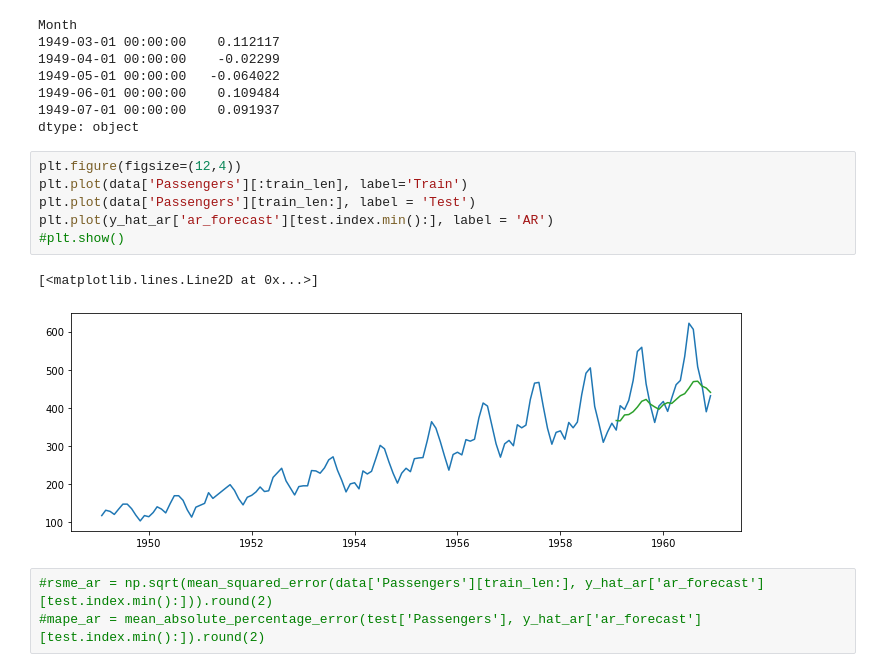
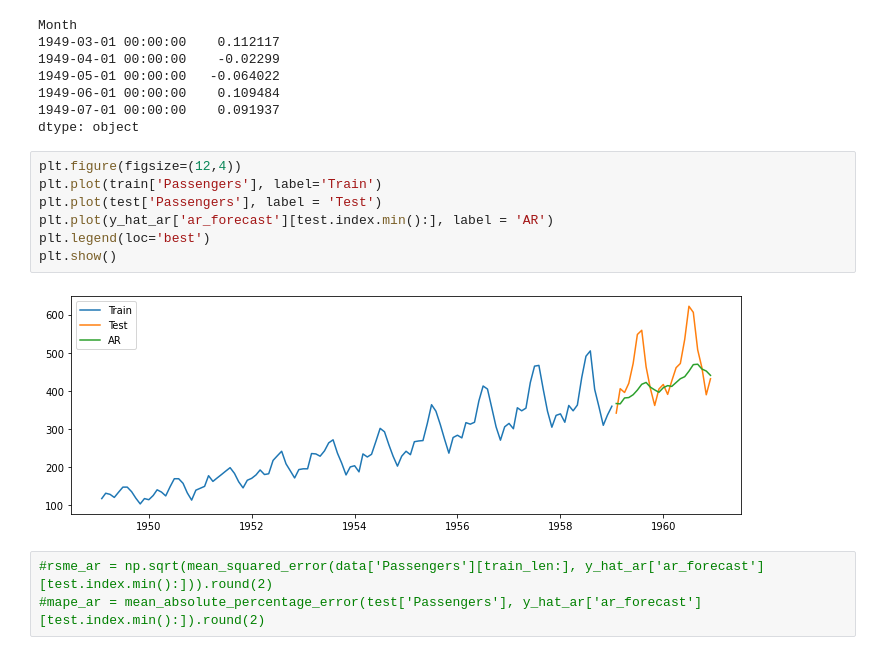
Before and after one commit to Prashik28/techeenomad_dataScience, a Jupyter notebook: Time Series/Airline Passenger .ipynb, the cells around one changed output. Drawn from its saved outputs; the diff is of its cells as text.

```diff
--- a/Time Series/Airline Passenger .ipynb
+++ b/Time Series/Airline Passenger .ipynb
@@ -1038,13 +1038,13 @@ Month
 dtype: object
 # %%
 plt.figure(figsize=(12,4))
-plt.plot(data['Passengers'][:train_len], label='Train')
-plt.plot(data['Passengers'][train_len:], label = 'Test')
+plt.plot(train['Passengers'], label='Train')
+plt.plot(test['Passengers'], label = 'Test')
 plt.plot(y_hat_ar['ar_forecast'][test.index.min():], label = 'AR')
-#plt.show()
+plt.legend(loc='best')
+plt.show()
 # %% [output]
-[<matplotlib.lines.Line2D at 0x...>]
-[figure, old version]
+[figure, new version]
 # %%
 #rsme_ar = np.sqrt(mean_squared_error(data['Passengers'][train_len:], y_hat_ar['ar_forecast'][test.index.min():])).round(2)
 #mape_ar = mean_absolute_percentage_error(test['Passengers'], y_hat_ar['ar_forecast'][test.index.min():]).round(2)
```
Also changed, not shown: parts of 18 cells of this notebook.
